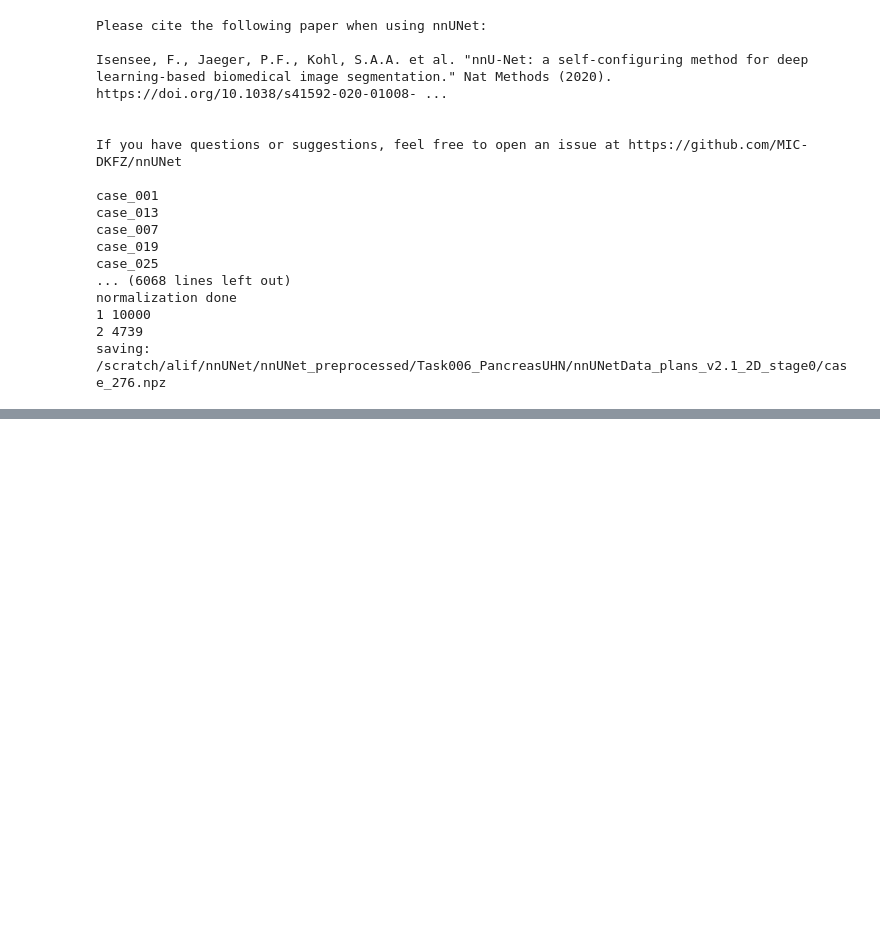
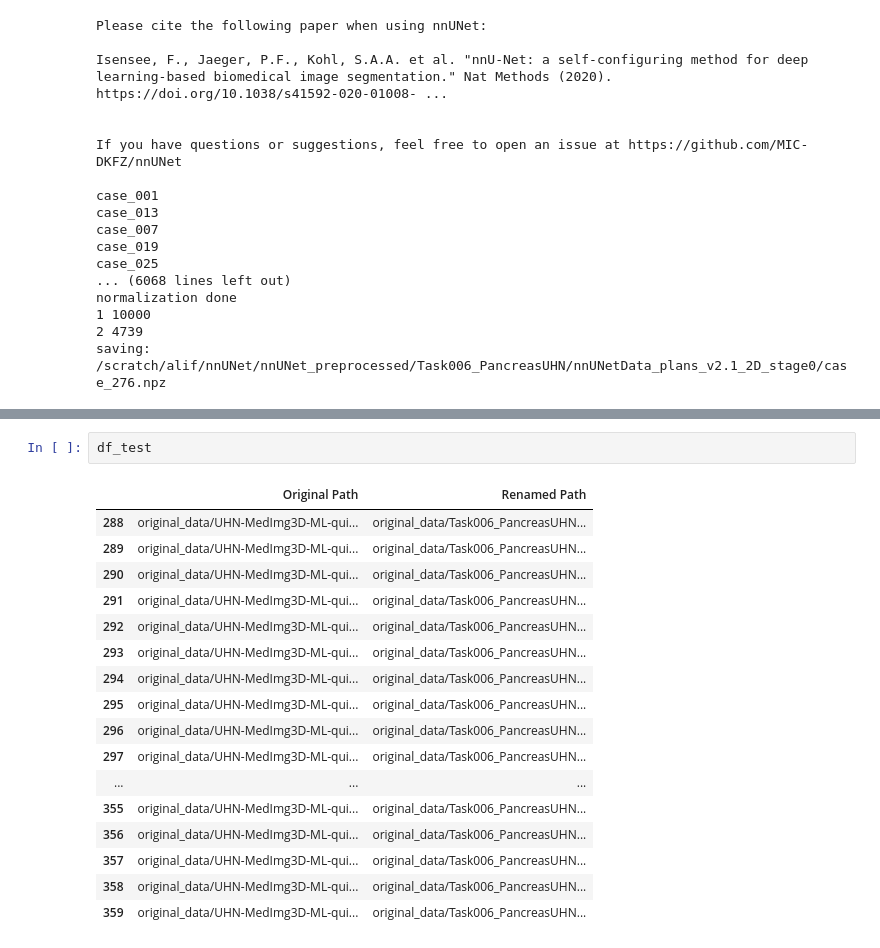
Before and after one commit to alif-munim/nnUNet, a Jupyter notebook: data_preprocessing.ipynb, the cells around one changed output, grey strips where cells are left out. Cells and saved outputs as stored; diff of their text form; blank space fills up the shorter version.

```diff
--- a/data_preprocessing.ipynb
+++ b/data_preprocessing.ipynb
@@ -1367,0 +1585,20 @@ epoch:  9
+# %%
+df_test
+# %% [output]
+|  | Original Path | Renamed Path |
+| 288 | original_data/UHN-MedImg3D-ML-qui... | original_data/Task006_PancreasUHN... |
+| 289 | original_data/UHN-MedImg3D-ML-qui... | original_data/Task006_PancreasUHN... |
+| 290 | original_data/UHN-MedImg3D-ML-qui... | original_data/Task006_PancreasUHN... |
+| 291 | original_data/UHN-MedImg3D-ML-qui... | original_data/Task006_PancreasUHN... |
+| 292 | original_data/UHN-MedImg3D-ML-qui... | original_data/Task006_PancreasUHN... |
+| 293 | original_data/UHN-MedImg3D-ML-qui... | original_data/Task006_PancreasUHN... |
+| 294 | original_data/UHN-MedImg3D-ML-qui... | original_data/Task006_PancreasUHN... |
+| 295 | original_data/UHN-MedImg3D-ML-qui... | original_data/Task006_PancreasUHN... |
+| 296 | original_data/UHN-MedImg3D-ML-qui... | original_data/Task006_PancreasUHN... |
+| 297 | original_data/UHN-MedImg3D-ML-qui... | original_data/Task006_PancreasUHN... |
+| ... | ... | ... |
+| 355 | original_data/UHN-MedImg3D-ML-qui... | original_data/Task006_PancreasUHN... |
+| 356 | original_data/UHN-MedImg3D-ML-qui... | original_data/Task006_PancreasUHN... |
+| 357 | original_data/UHN-MedImg3D-ML-qui... | original_data/Task006_PancreasUHN... |
+| 358 | original_data/UHN-MedImg3D-ML-qui... | original_data/Task006_PancreasUHN... |
+| 359 | original_data/UHN-MedImg3D-ML-qui... | original_data/Task006_PancreasUHN... |
```
Also changed, not shown: parts of 12 cells of this notebook, 2 other files.
